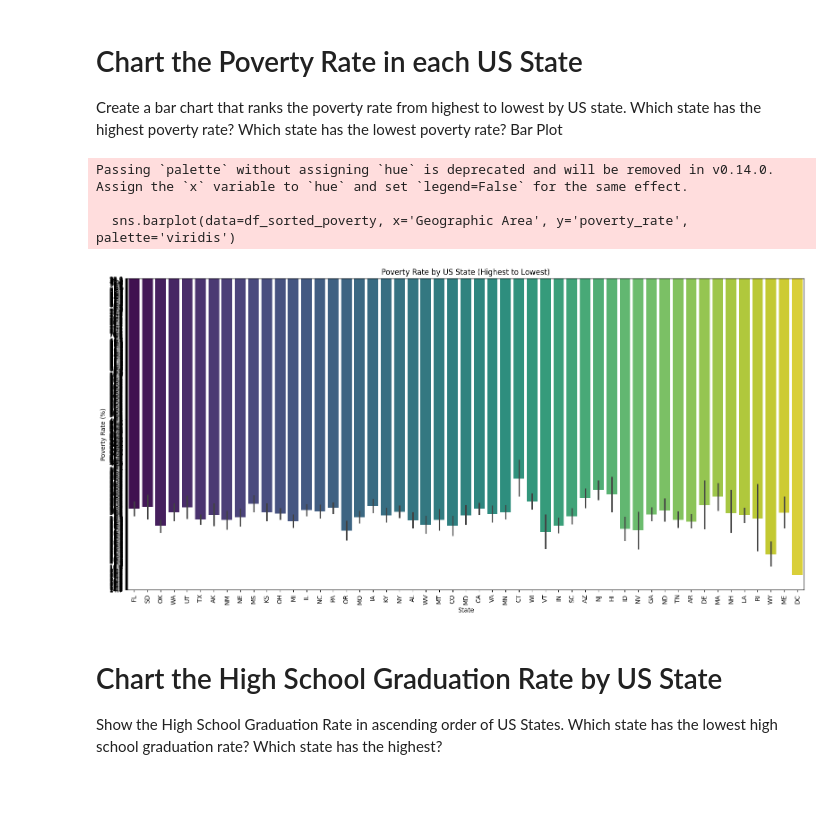
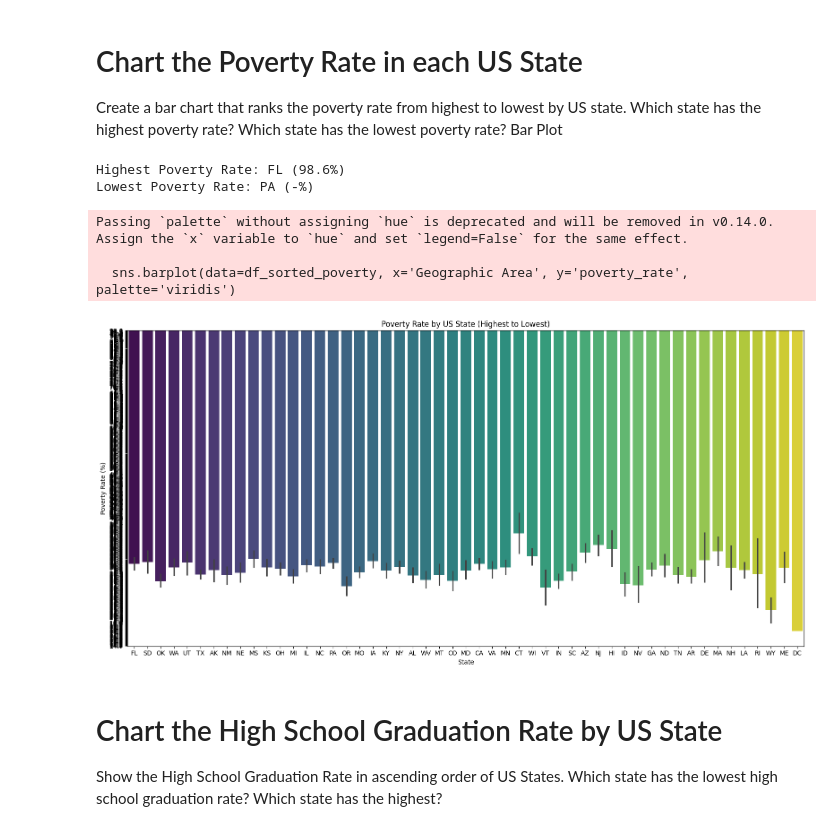
Before and after one commit to mericengin/deaths-involving-police-USA, a Jupyter notebook: notebooks/Fatal_Force_(start).ipynb, the cells around one changed output. Saved outputs shown, nothing was run; the diff lists cells and outputs as text; code cells hidden in the pictures; blank space fills up the shorter version.

Commit message:
feat: :sparkles: Minor changes done to existing visualizaitons

```diff
--- a/notebooks/Fatal_Force_(start).ipynb
+++ b/notebooks/Fatal_Force_(start).ipynb
@@ -208,22 +208,25 @@ dtype: int64
 Create a bar chart that ranks the poverty rate from highest to lowest by US state. Which state has the highest poverty rate? Which state has the lowest poverty rate?  Bar Plot
 # %%
 df_sorted_poverty = df_pct_poverty.sort_values(by='poverty_rate', ascending=False)
+highest_poverty_state = df_sorted_poverty.iloc[0]
+lowest_poverty_state = df_sorted_poverty.iloc[-1]
 
 plt.figure(figsize=(16, 8))
 sns.barplot(data=df_sorted_poverty, x='Geographic Area', y='poverty_rate', palette='viridis')
 
-plt.xticks(rotation=90)
 plt.title('Poverty Rate by US State (Highest to Lowest)')
 plt.xlabel('State')
 plt.ylabel('Poverty Rate (%)')
 
 plt.tight_layout()
 plt.show()
 # %% [output]
-Passing `palette` without assigning `hue` is deprecated and will be removed in v0.14.0. Assign the `x` variable to `hue` and set `legend=False` for the same effect.
-
-  sns.barplot(data=df_sorted_poverty, x='Geographic Area', y='poverty_rate', palette='viridis')
+Highest Poverty Rate: FL (98.6%)
+Lowest Poverty Rate: PA (-%)
+Passing `palette` without assigning `hue` is deprecated and will be removed in v0.14.0. Assign the `x` variable to `hue` and set `legend=False` for the same effect.
+
+  sns.barplot(data=df_sorted_poverty, x='Geographic Area', y='poverty_rate', palette='viridis')
-[figure, old version]
+[figure, new version]
 # %% [markdown]
 # Chart the High School Graduation Rate by US State
 
```
Also changed, not shown: parts of 1 cell of this notebook.
